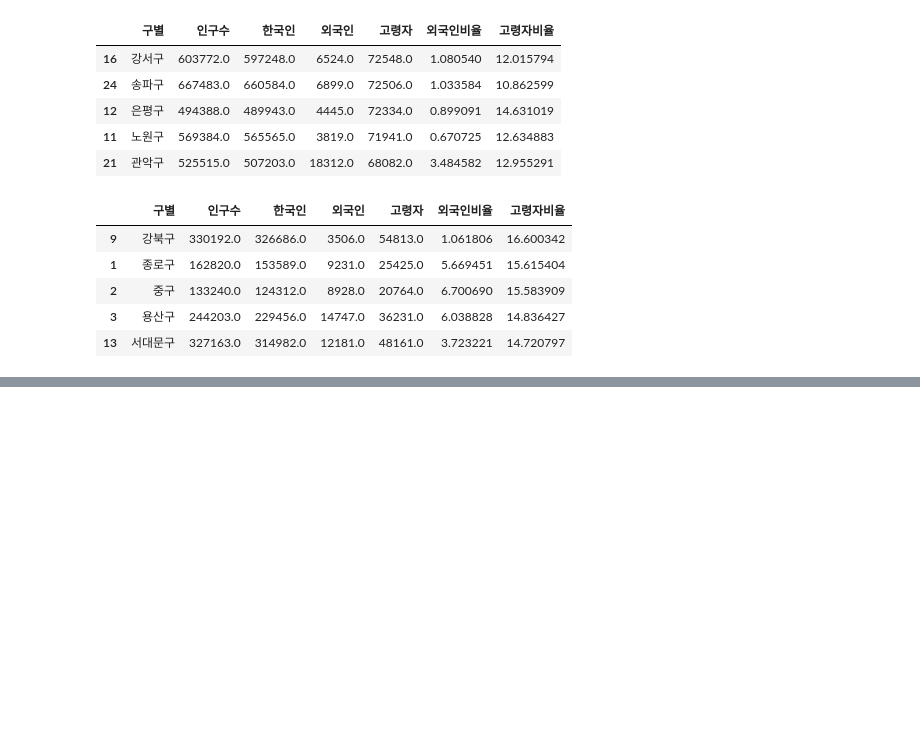
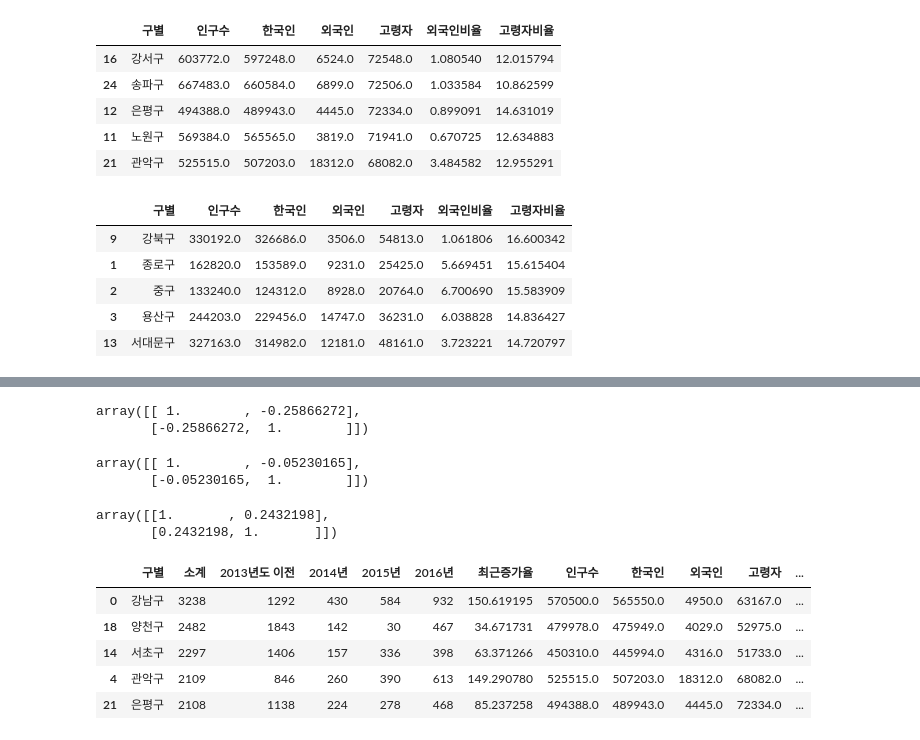
Before and after one commit to lemontia/DataScienceBook, a Jupyter notebook: main.ipynb, the cells around one changed output, grey strips where cells are left out. Cells and saved outputs as stored; diff of their text form; code cells hidden in the pictures; blank space fills up the shorter version.

```diff
--- a/main.ipynb
+++ b/main.ipynb
@@ -496,0 +237,3 @@ pop_seoul.sort_values(by='고령자비율', ascending=False).head(5)
+# %%
+data_result.set_index('구별', inplace=True)
+data_result.head()
@@ -496,0 +253,26 @@ pop_seoul.sort_values(by='고령자비율', ascending=False).head(5)
+# %%
+np.corrcoef(data_result['고령자비율'], data_result['소계'])
+# %% [output]
+array([[ 1.        , -0.25866272],
+       [-0.25866272,  1.        ]])
+# %%
+np.corrcoef(data_result['외국인비율'], data_result['소계'])
+# %% [output]
+array([[ 1.        , -0.05230165],
+       [-0.05230165,  1.        ]])
+# %%
+np.corrcoef(data_result['인구수'], data_result['소계'])
+
+# 상관관계가 0.3 이므로 약한 상관관계라고 알 수 있음.
+# %% [output]
+array([[1.       , 0.2432198],
+       [0.2432198, 1.       ]])
+# %%
+data_result.sort_values(by='소계', ascending=False).head(5)
+# %% [output]
+|  | 구별 | 소계 | 2013년도 이전 | 2014년 | 2015년 | 2016년 | 최근증가율 | 인구수 | 한국인 | 외국인 | 고령자 | ... |
+| 0 | 강남구 | 3238 | 1292 | 430 | 584 | 932 | 150.619195 | 570500.0 | 565550.0 | 4950.0 | 63167.0 | ... |
+| 18 | 양천구 | 2482 | 1843 | 142 | 30 | 467 | 34.671731 | 479978.0 | 475949.0 | 4029.0 | 52975.0 | ... |
+| 14 | 서초구 | 2297 | 1406 | 157 | 336 | 398 | 63.371266 | 450310.0 | 445994.0 | 4316.0 | 51733.0 | ... |
+| 4 | 관악구 | 2109 | 846 | 260 | 390 | 613 | 149.290780 | 525515.0 | 507203.0 | 18312.0 | 68082.0 | ... |
+| 21 | 은평구 | 2108 | 1138 | 224 | 278 | 468 | 85.237258 | 494388.0 | 489943.0 | 4445.0 | 72334.0 | ... |
```
Also changed, not shown: parts of 44 cells of this notebook, 2 other files.
